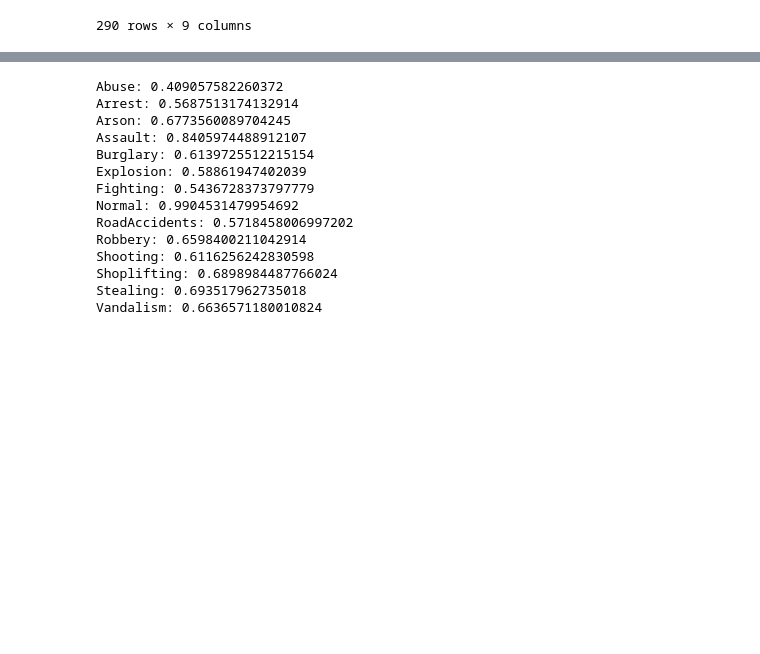
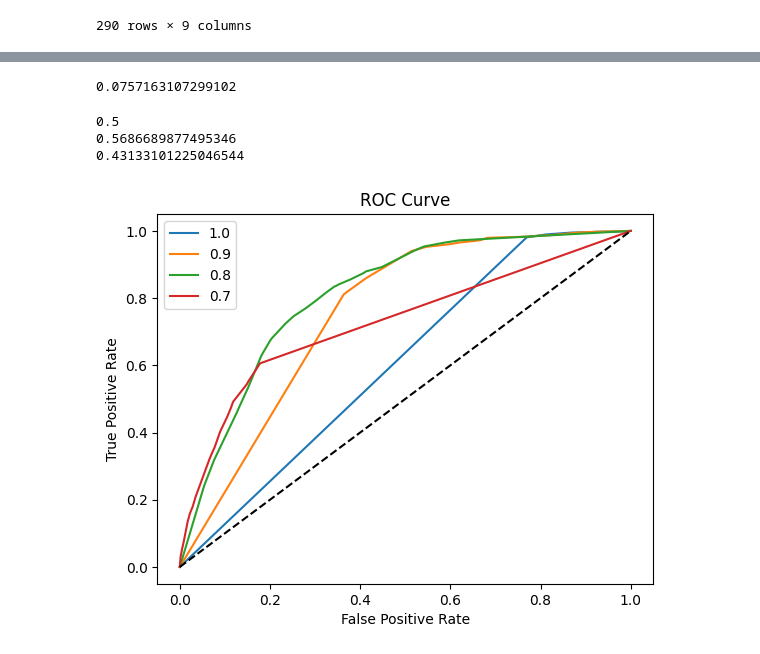
Before and after one commit to Haawron/agent-based-vad, a Jupyter notebook: notebooks/tmp.ipynb, the cells around one changed output, grey strips where cells are left out. Drawn from its saved outputs; the diff is of its cells as text; code cells hidden in the pictures; blank space fills up the shorter version.

```diff
--- a/notebooks/tmp.ipynb
+++ b/notebooks/tmp.ipynb
@@ -69,29 +75,43 @@ Scale: 0.9 | AUC: 0.7559
+# %%
+all_labels.astype(int).mean()
+# %% [output]
+0.0757163107299102
 # %%
 action_classes = df_ann_test['label'].unique()
-for action_class in action_classes:
-    all_preds, all_labels = np.array([]), np.array([])
-    for rel_video_path, bin_label in ann_vad.items():
-        if df_ann_test[df_ann_test['rel_video_path'] == rel_video_path]['label'].values[0] != action_class:
-            continue
-        all_preds = np.concatenate([all_preds, preds[rel_video_path]])
-        all_labels = np.concatenate([all_labels, bin_label])
-    if action_class == 'Normal':
-        all_preds = np.concatenate([all_preds, [1]])
-        all_labels = np.concatenate([all_labels, [1]])
-    auc = roc_auc_score(all_labels.astype(int), all_preds)
-    print(f'{action_class}: {auc}')
+records = []
+for preds, scale in zip(preds_per_scale, [1.0, 0.9, 0.8, 0.7]):
+    for action_class in action_classes:
+        all_preds, all_labels = np.array([]), np.array([])
+        for rel_video_path, bin_label in ann_vad.items():
+            if df_ann_test[df_ann_test['rel_video_path'] == rel_video_path]['label'].values[0] != action_class:
+                continue
+            all_preds = np.concatenate([all_preds, preds[rel_video_path]])
+            all_labels = np.concatenate([all_labels, bin_label])
+        if action_class == 'Normal':
+            all_preds = np.concatenate([all_preds, [1]])
+            all_labels = np.concatenate([all_labels, [1]])
+        auc = roc_auc_score(all_labels.astype(int), all_preds)
+        # print(f'{action_class}: {auc}')
+        records.append({'scale': scale, 'action_class': action_class, 'auc': auc})
+df_scores = pd.DataFrame(records)
-# %% [output]
-Abuse: 0.409057582260372
-Arrest: 0.5687513174132914
-Arson: 0.6773560089704245
-Assault: 0.8405974488912107
-Burglary: 0.6139725512215154
-Explosion: 0.58861947402039
-Fighting: 0.5436728373797779
-Normal: 0.9904531479954692
-RoadAccidents: 0.5718458006997202
-Robbery: 0.6598400211042914
-Shooting: 0.6116256242830598
-Shoplifting: 0.6898984487766024
-Stealing: 0.693517962735018
-Vandalism: 0.6636571180010824
+# %%
+print(roc_auc_score(all_labels.astype(int), [0] * len(all_preds)))
+print(roc_auc_score(all_labels.astype(int), [1] * (len(all_preds) // 2) + [0] * (len(all_preds) // 2)))
+print(roc_auc_score(all_labels.astype(int), [0] * (len(all_preds) // 2) + [1] * (len(all_preds) // 2)))
+for preds, scale in zip(preds_per_scale, [1.0, 0.9, 0.8, 0.7]):
+    fpr, tpr, thresholds = roc_curve(
+        all_labels.astype(int),
+        np.concatenate([x[1] for x in sorted(preds.items(), key=lambda x: x[0])])
+    )
+    plt.plot(fpr, tpr, label=f'{scale:.1f}')
+plt.xlabel('False Positive Rate')
+plt.ylabel('True Positive Rate')
+plt.title('ROC Curve')
+plt.plot([0, 1], [0, 1], 'k--')
+plt.legend()
+plt.show()
+# %% [output]
+0.5
+0.5686689877495346
+0.43133101225046544
+[figure, added]
```
Also changed, not shown: parts of 11 cells of this notebook, 4 other files.
